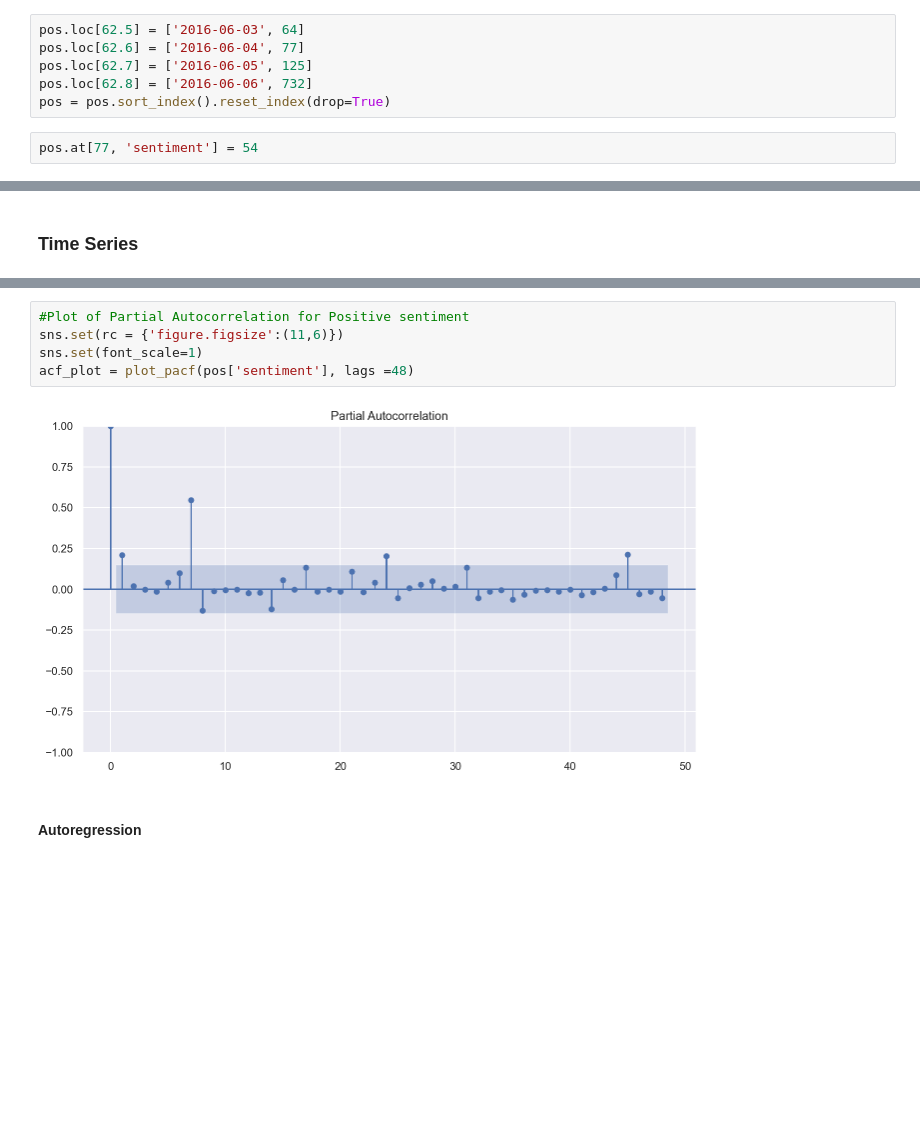
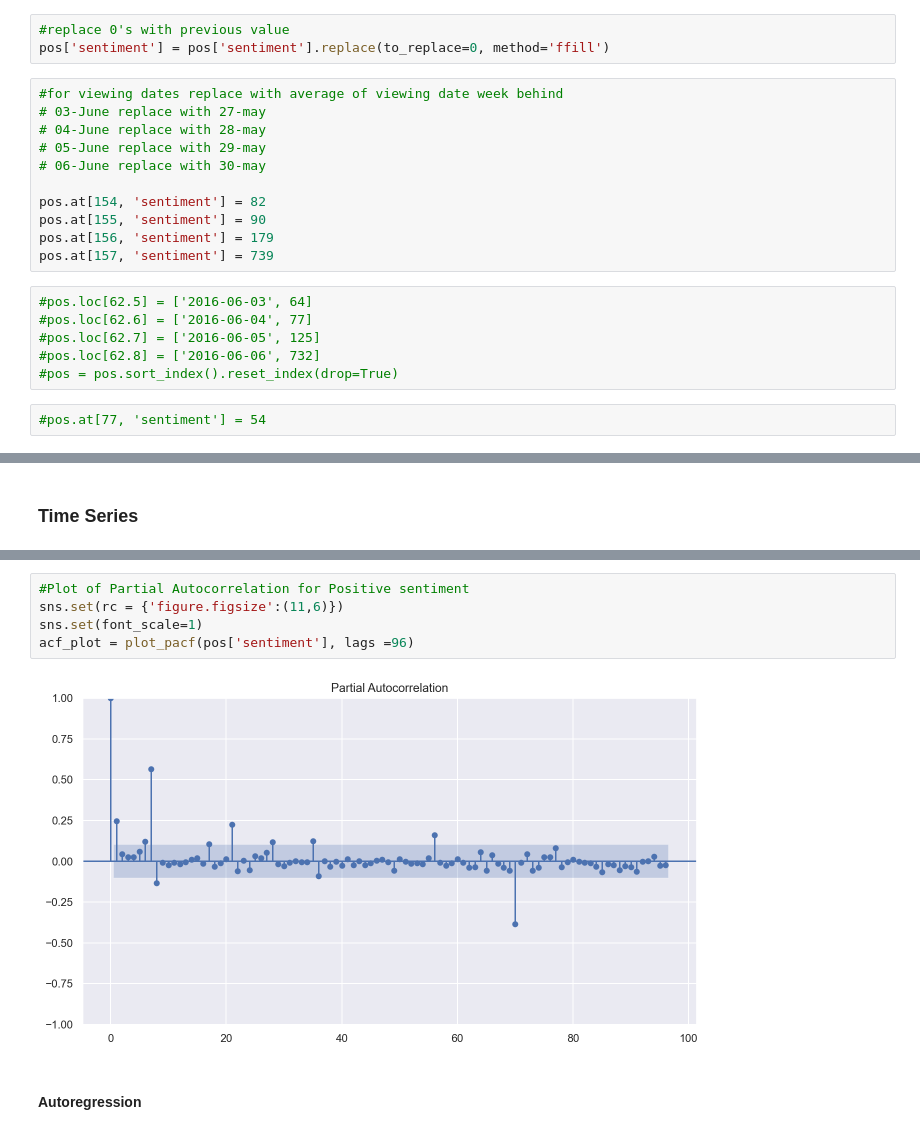
Before and after one commit to AntonyWalsh/S2CA2, a Jupyter notebook: Sentiment and Time Series.ipynb, the cells around one changed output, grey strips where cells are left out. Cells and saved outputs as stored; diff of their text form; blank space fills up the shorter version.

```diff
--- a/Sentiment and Time Series.ipynb
+++ b/Sentiment and Time Series.ipynb
@@ -233,11 +244,25 @@ pos.head(90)
+# %%
+#replace 0's with previous value
+pos['sentiment'] = pos['sentiment'].replace(to_replace=0, method='ffill')
+# %%
+#for viewing dates replace with average of viewing date week behind
+# 03-June replace with 27-may
+# 04-June replace with 28-may
+# 05-June replace with 29-may
+# 06-June replace with 30-may
+
+pos.at[154, 'sentiment'] = 82
+pos.at[155, 'sentiment'] = 90
+pos.at[156, 'sentiment'] = 179
+pos.at[157, 'sentiment'] = 739
 # %%
-pos.loc[62.5] = ['2016-06-03', 64]
-pos.loc[62.6] = ['2016-06-04', 77]
-pos.loc[62.7] = ['2016-06-05', 125]
-pos.loc[62.8] = ['2016-06-06', 732]
-pos = pos.sort_index().reset_index(drop=True)
+#pos.loc[62.5] = ['2016-06-03', 64]
+#pos.loc[62.6] = ['2016-06-04', 77]
+#pos.loc[62.7] = ['2016-06-05', 125]
+#pos.loc[62.8] = ['2016-06-06', 732]
+#pos = pos.sort_index().reset_index(drop=True)
 # %%
-pos.at[77, 'sentiment'] = 54
+#pos.at[77, 'sentiment'] = 54
 # %%
 pos.shape
 # %% [output]
@@ -289,10 +314,10 @@ acf_plot = plot_acf(pos['sentiment'], lags =48)
 # %%
 #Plot of Partial Autocorrelation for Positive sentiment
 sns.set(rc = {'figure.figsize':(11,6)})
 sns.set(font_scale=1)
-acf_plot = plot_pacf(pos['sentiment'], lags =48)
+acf_plot = plot_pacf(pos['sentiment'], lags =96)
 # %% [output]
-[figure, old version]
+[figure, new version]
 # %% [markdown]
 #### Autoregression
 # %%
```
Also changed, not shown: parts of 33 cells of this notebook.
